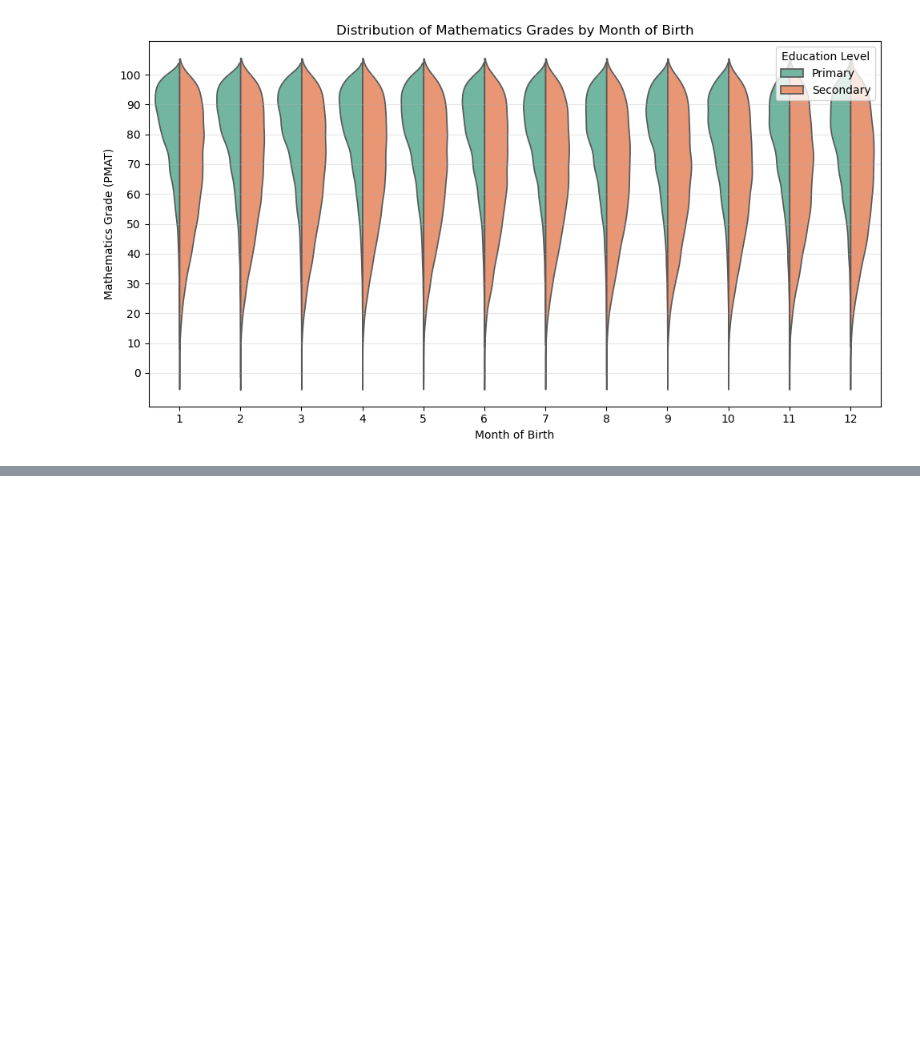
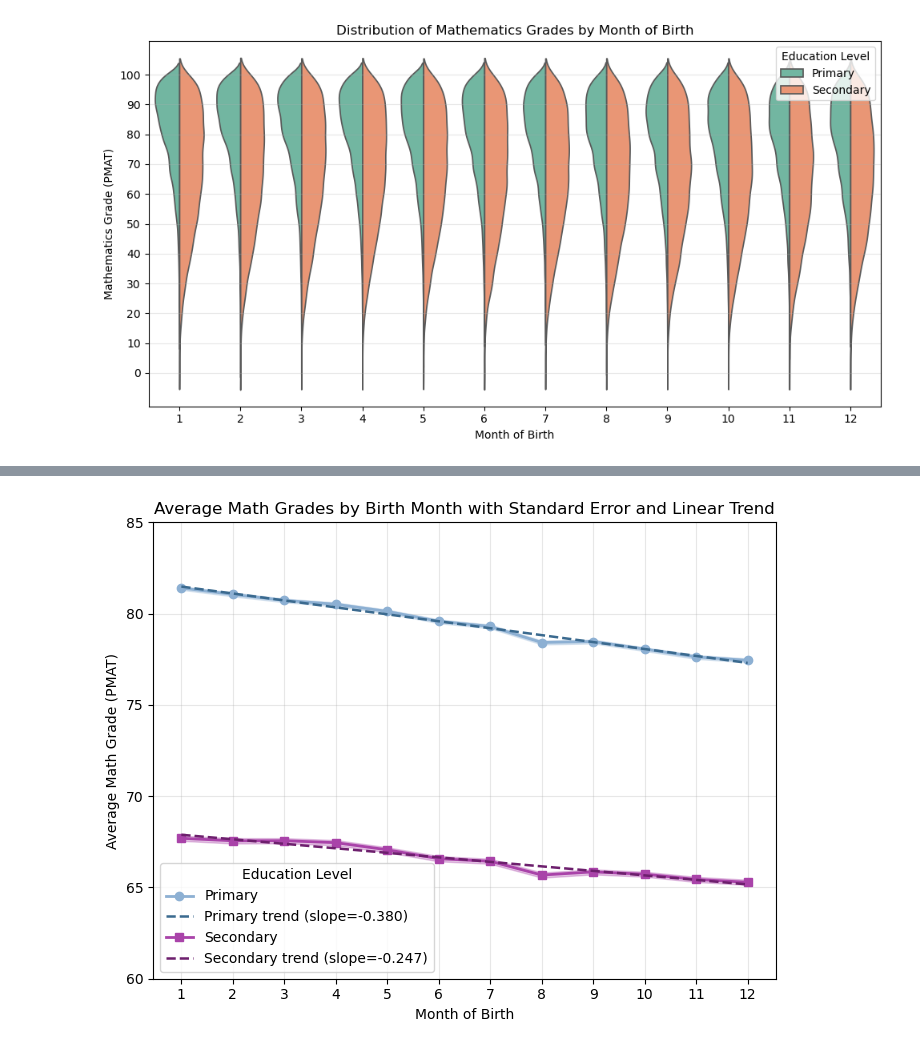
Before and after one commit to m-garcia-rodriguez/Education-Big-Data-Project, a Jupyter notebook: Notebooks/exploration-itxaso.ipynb, the cells around one changed output, grey strips where cells are left out. Cells and saved outputs as stored; diff of their text form; code cells hidden in the pictures; blank space fills up the shorter version.

```diff
--- a/Notebooks/exploration-itxaso.ipynb
+++ b/Notebooks/exploration-itxaso.ipynb
@@ -474,0 +362,87 @@ plt.show()
+# %%
+# ===============================
+# Plot 3: Average Mathematics Grades by Birth Month with Error Bands
+# + Linear Regression Slopes
+# ===============================
+import matplotlib.pyplot as plt
+from scipy import stats as sci_stats  # for linear regression
+
+# Ensure MES_NAIXEMENT is numeric for sorting/axis
+df_math_P_local = df_math_P.copy()
+df_math_S_local = df_math_S.copy()
+df_math_P_local['MES_NAIXEMENT'] = pd.to_numeric(df_math_P_local['MES_NAIXEMENT'], errors='coerce')
+df_math_S_local['MES_NAIXEMENT'] = pd.to_numeric(df_math_S_local['MES_NAIXEMENT'], errors='coerce')
+
+# Drop rows with missing month or grade to avoid fill_between issues
+df_math_P_local = df_math_P_local.dropna(subset=['MES_NAIXEMENT', 'PMAT'])
+df_math_S_local = df_math_S_local.dropna(subset=['MES_NAIXEMENT', 'PMAT'])
+
+plt.figure(figsize=(7, 5.5))
+
+# -----------------------------------
+# Primary: compute mean, SE and fit regression
+# -----------------------------------
+stats_P = df_math_P_local.groupby('MES_NAIXEMENT')['PMAT'].agg(['mean', 'std', 'count']).sort_index()
+x_P = stats_P.index.values.astype(int)
+y_P = stats_P['mean'].values
+se_P = (stats_P['std'] / np.sqrt(stats_P['count'])).fillna(0).values
+
+# Plot mean with error band
+plt.plot(x_P, y_P, marker='o', linewidth=2, label='Primary', color="#8DB0D3")
+plt.fill_between(x_P, y_P - se_P, y_P + se_P, alpha=0.3, color="#8DB0D3")
+
+# Linear regression for Primary
+slope_P, intercept_P, r_P, p_P, stderr_P = sci_stats.linregress(x_P, y_P)
+y_P_fit = intercept_P + slope_P * x_P
+plt.plot(x_P, y_P_fit, color="#3B6A8F", linestyle='--', linewidth=1.8,
+         label=f'Primary trend (slope={slope_P:.3f})')
+
+# -----------------------------------
+# Secondary: compute mean, SE and fit regression
+# -----------------------------------
+stats_S = df_math_S_local.groupby('MES_NAIXEMENT')['PMAT'].agg(['mean', 'std', 'count']).sort_index()
+x_S = stats_S.index.values.astype(int)
+y_S = stats_S['mean'].values
+se_S = (stats_S['std'] / np.sqrt(stats_S['count'])).fillna(0).values
+
+# Plot mean with error band
+plt.plot(x_S, y_S, marker='s', linewidth=2, label='Secondary', color="#A943A9")
+plt.fill_between(x_S, y_S - se_S, y_S + se_S, alpha=0.3, color="#A943A9")
+
+# Linear regression for Secondary
+slope_S, intercept_S, r_S, p_S, stderr_S = sci_stats.linregress(x_S, y_S)
+y_S_fit = intercept_S + slope_S * x_S
+plt.plot(x_S, y_S_fit, color="#6D1F6D", linestyle='--', linewidth=1.8,
+         label=f'Secondary trend (slope={slope_S:.3f})')
+
+# -----------------------------------
+# Store slopes in a dataframe
+# -----------------------------------
+df_slopes = pd.DataFrame({
+    'snapshot': ['Primary', 'Secondary'],
+    'slope': [slope_P, slope_S],
+    'intercept': [intercept_P, intercept_S],
+    'r_value': [r_P, r_S],
+    'p_value': [p_P, p_S],
+    'stderr': [stderr_P, stderr_S]
+})
+
+# If you want to keep accumulating across runs, you could append:
+# df_all_slopes = pd.concat([df_all_slopes, df_slopes], ignore_index=True)
+
+# Axes and formatting
+plt.xlabel('Month of Birth')
+plt.ylabel('Average Math Grade (PMAT)')
+plt.title('Average Math Grades by Birth Month with Standard Error and Linear Trend')
+plt.xticks(range(1, 13))
+plt.yticks(range(60, 86, 5))
+plt.ylim(60, 85)
+plt.legend(title='Education Level')
+plt.grid(True, alpha=0.3)
+plt.tight_layout()
+plt.show()
+
+# Optional: inspect slopes
+print(df_slopes)
+# %% [output]
+[figure, added]
```
Also changed, not shown: parts of 10 cells of this notebook.
